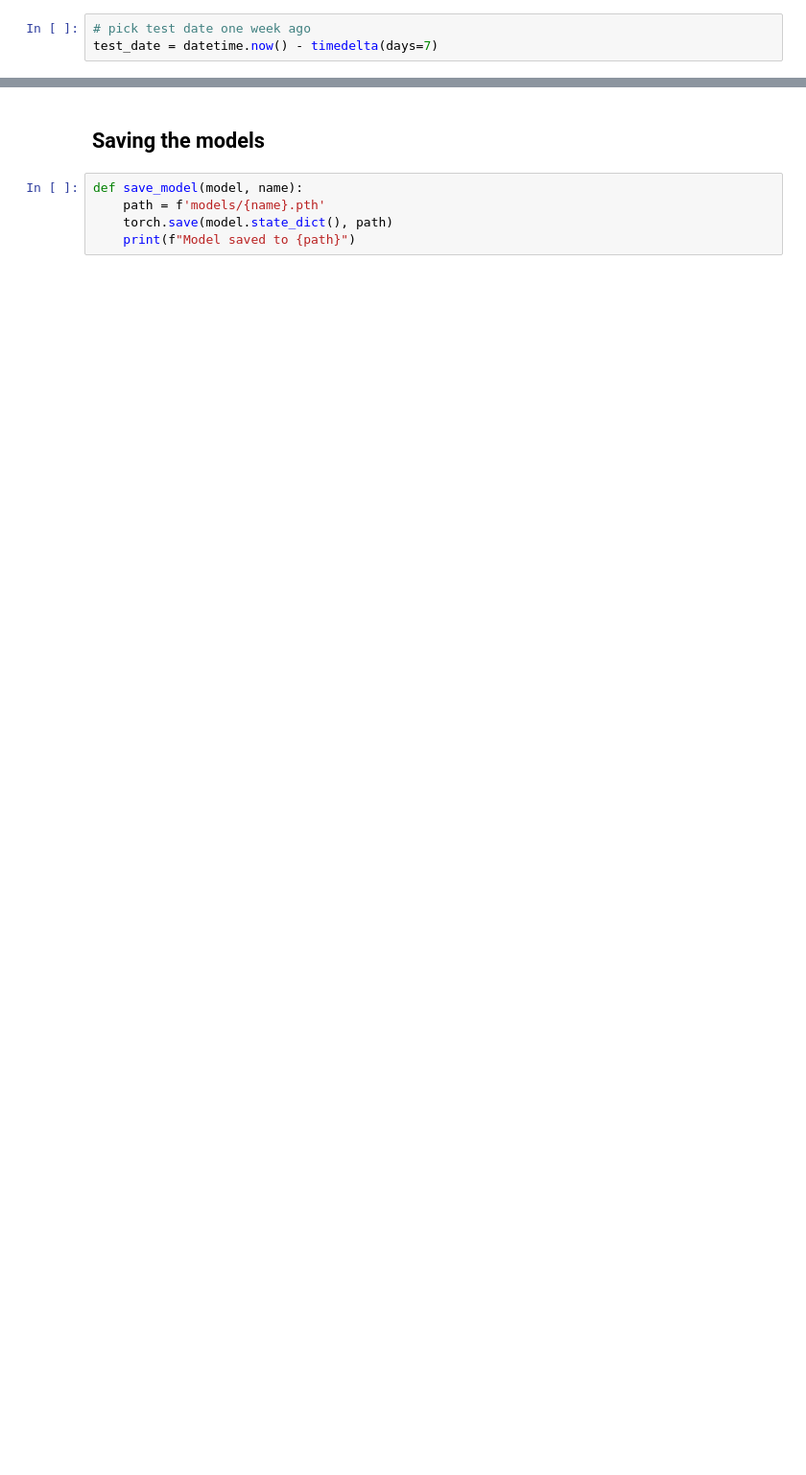
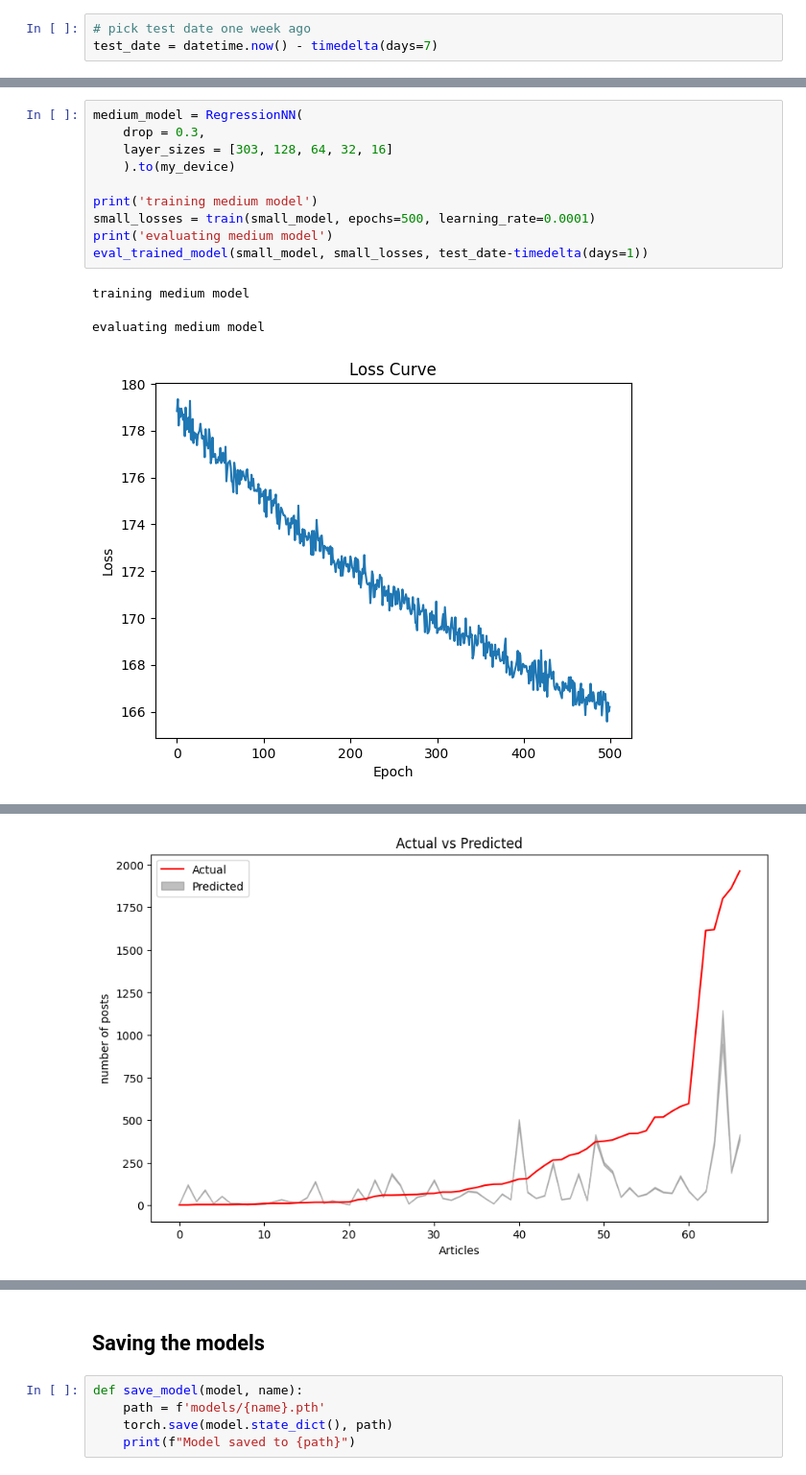
Before and after one commit to pastra98/AI_Lab, a Jupyter notebook: assignment/machine_learning.ipynb, the cells around one changed output, grey strips where cells are left out. Shown at 96% size. Drawn from its saved outputs; the diff is of its cells as text; blank space fills up the shorter version.

```diff
--- a/assignment/machine_learning.ipynb
+++ b/assignment/machine_learning.ipynb
@@ -249,0 +358,14 @@ training small model
+# %%
+medium_model = RegressionNN(
+    drop = 0.3,
+    layer_sizes = [303, 128, 64, 32, 16]
+    ).to(my_device)
+
+print('training medium model')
+small_losses = train(small_model, epochs=500, learning_rate=0.0001)
+print('evaluating medium model')
+eval_trained_model(small_model, small_losses, test_date-timedelta(days=1))
+# %% [output]
+training medium model
+evaluating medium model
+[figure, added]
@@ -249,0 +373 @@ training small model
+[figure, added]
```
Also changed, not shown: parts of 31 cells of this notebook.
